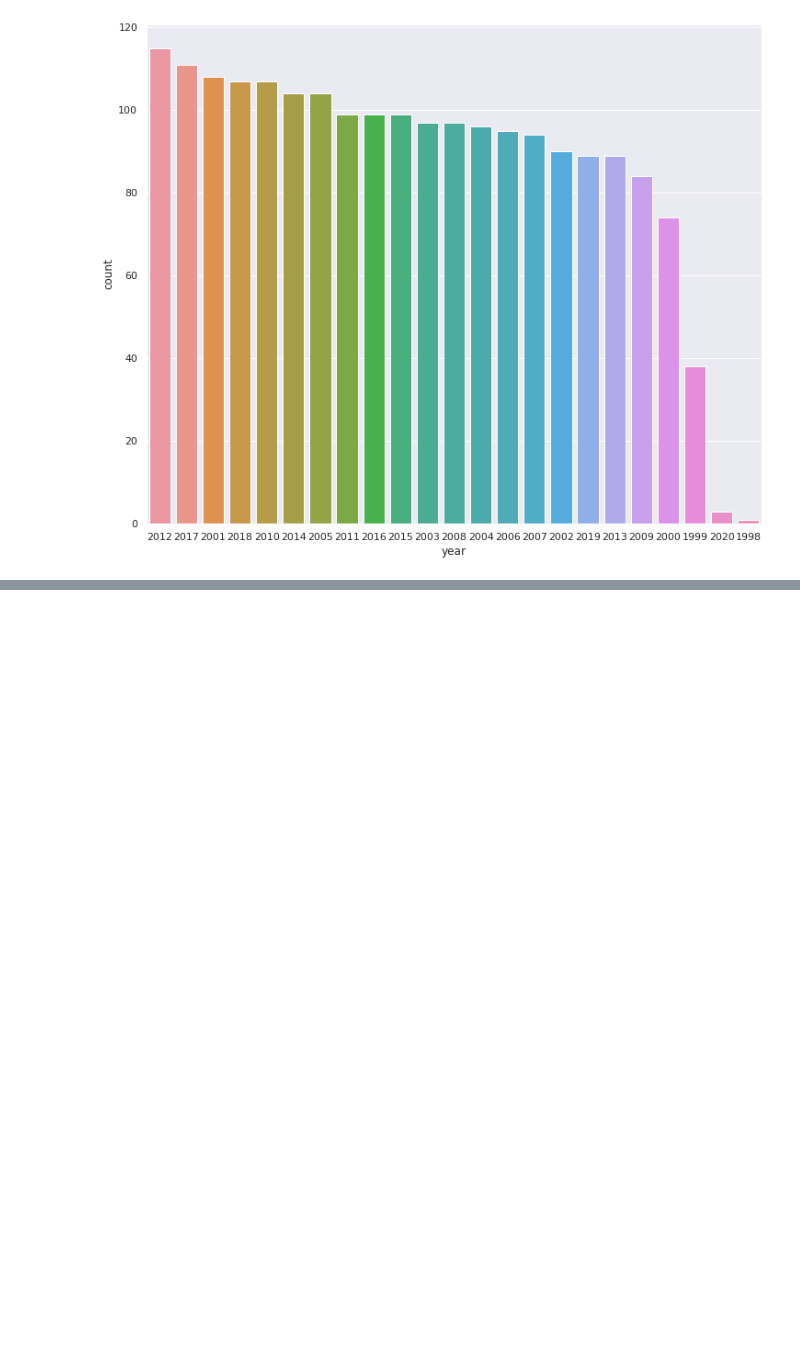
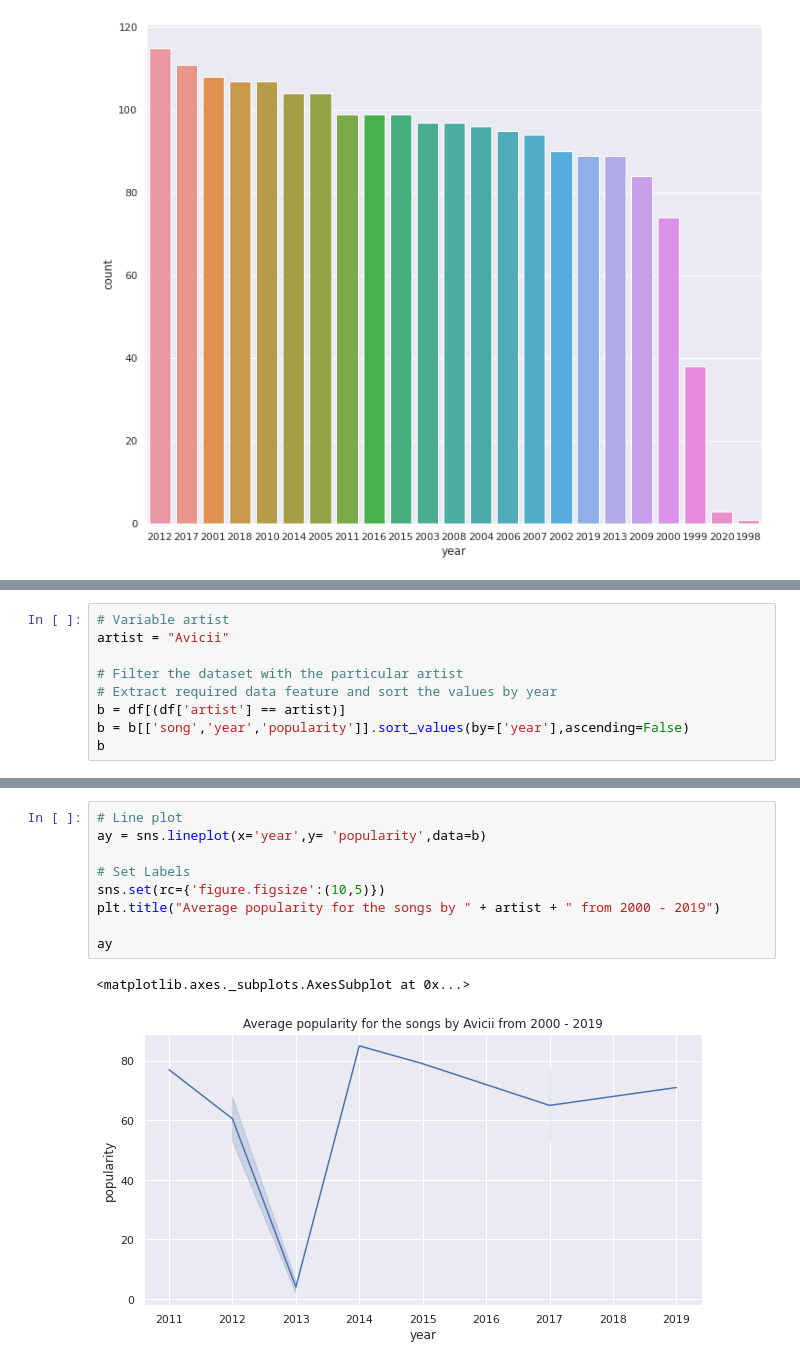
Before and after one commit to Mund99/DSUB_5.0, a Jupyter notebook: Day_6_Assignment.ipynb, the cells around one changed output, grey strips where cells are left out. Cells and saved outputs as stored; diff of their text form; blank space fills up the shorter version.

```diff
--- a/Day_6_Assignment.ipynb
+++ b/Day_6_Assignment.ipynb
@@ -225,0 +284,9 @@ ax = sns.countplot(data=df, x="year", order = df['year'].value_counts().index)
+# %%
+# Variable artist
+artist = "Avicii"
+
+# Filter the dataset with the particular artist
+# Extract required data feature and sort the values by year
+b = df[(df['artist'] == artist)]
+b = b[['song','year','popularity']].sort_values(by=['year'],ascending=False)
+b
@@ -225,0 +305,12 @@ ax = sns.countplot(data=df, x="year", order = df['year'].value_counts().index)
+# %%
+# Line plot
+ay = sns.lineplot(x='year',y= 'popularity',data=b)
+
+# Set Labels
+sns.set(rc={'figure.figsize':(10,5)})
+plt.title("Average popularity for the songs by " + artist + " from 2000 - 2019")
+
+ay
+# %% [output]
+<matplotlib.axes._subplots.AxesSubplot at 0x...>
+[figure, added]
```
Also changed, not shown: parts of 11 cells of this notebook.
